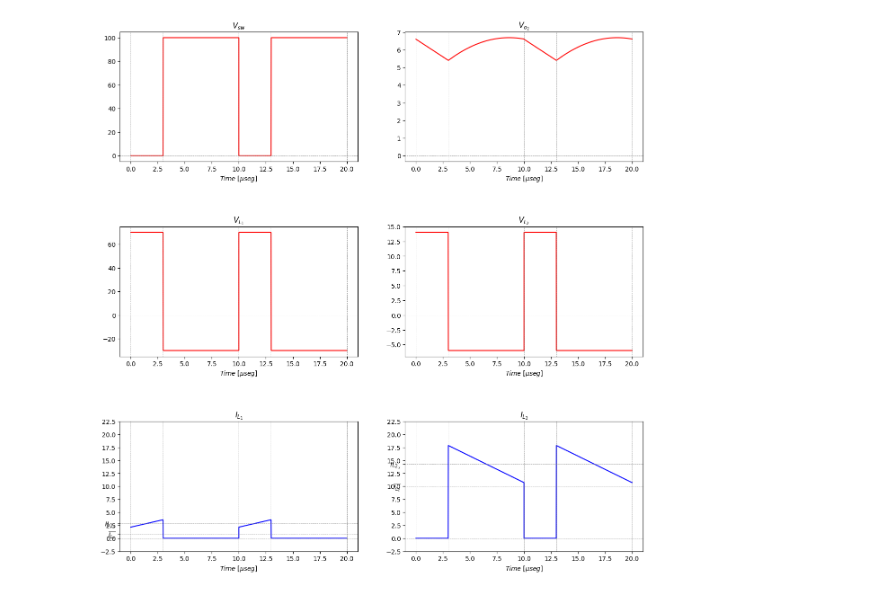
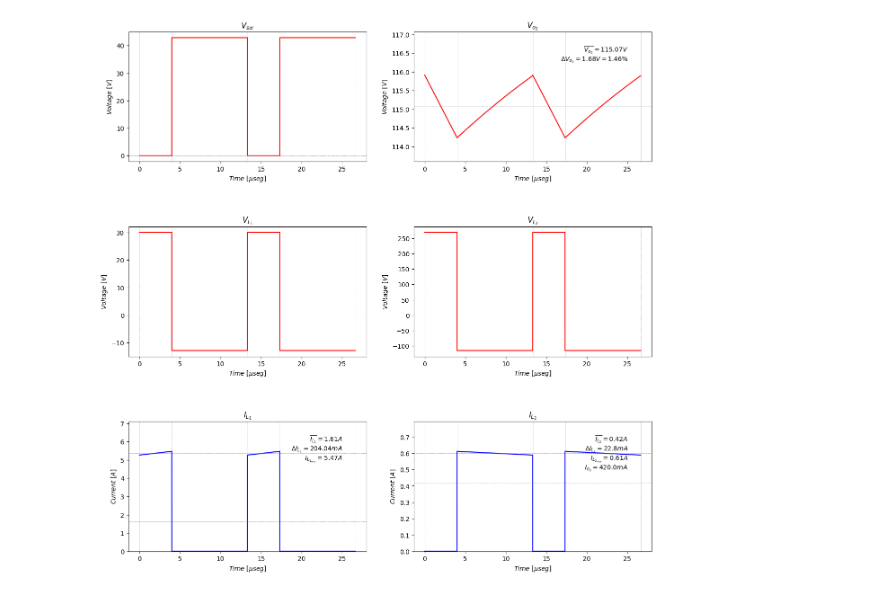
Before and after one commit to odevincenti/E4-TPF-G2, a Jupyter notebook: Scripts/Flyback_Simulator.ipynb, the cells around one changed output. Drawn from its saved outputs; the diff is of its cells as text; code cells hidden in the pictures.

```diff
--- a/Scripts/Flyback_Simulator.ipynb
+++ b/Scripts/Flyback_Simulator.ipynb
@@ -4,7 +4,7 @@ import matplotlib.pyplot as plt
 from scipy.integrate import cumtrapz
 
 
-def sim_flyback(Vd, D, Fs, Io2, Io3, L1, L2, L3, N1, N2, N3, C2, C3, graph):
+def sim_flyback(Vd, D, Fs, Io2, Io3, L1, L2, L3, N1, N2, N3, C2, C3, graph, save):
     Ts = 1/Fs
     Vo2 = Vd*(N2/N1)*D/(1-D)
     Vo3 = Vd*(N3/N1)*D/(1-D)       #Vo3 will be in DCM, maybe find expression in DCM?
@@ -46,7 +46,7 @@ def sim_flyback(Vd, D, Fs, Io2, Io3, L1, L2, L3, N1, N2, N3, C2, C3, graph):
     VL2_off = -Vo2
     VL2_time = np.concatenate((np.full(len(time_on), VL2_on), np.full(len(time_off), VL2_off)))
 
-    #MISSING VO2
+    #MISSING VO3
 
     IL1_on = IL1_x - Delta_IL1/2 + (Vd/L1)*(time_on)
     IL1_off = 0
@@ -57,7 +57,7 @@ def sim_flyback(Vd, D, Fs, Io2, Io3, L1, L2, L3, N1, N2, N3, C2, C3, graph):
     IL2_time = np.concatenate((np.full(len(time_on), IL2_on), IL2_off))
 
     Vo2_on = Vo2 + Delta_Vo2/2 - Delta_Vo2*time_on/(D*Ts)
-    Vo2_off = Vo2 - Delta_Vo2/2 + (1.46*(IL2_x + Delta_IL2/2 - Io2_mean)*(time_off-D*Ts) -(Vo2/L2)*(time_off-D*Ts)**2)/C2
+    Vo2_off = Vo2 - Delta_Vo2/2 + (1.05*(IL2_x + Delta_IL2/2 - Io2_mean)*(time_off-D*Ts) -(Vo2/L2)*(time_off-D*Ts)**2)/C2
     Vo2_time = np.concatenate((Vo2_on, Vo2_off))
 
     #Means
@@ -69,7 +69,12 @@ def sim_flyback(Vd, D, Fs, Io2, Io3, L1, L2, L3, N1, N2, N3, C2, C3, graph):
         N_periods = 2
         signals = [Vsw_time, Vo2_time, VL1_time, VL2_time, IL1_time, IL2_time]
         labels = ["$V_{sw}$", "$V_{o_2}$", "$V_{L_1}$", "$V_{L_2}$", "$I_{L_1}$", "$I_{L_2}$"]
-
+        anotations = ["",
+                      "$\overline{V_{o_2}} = $"+str(round(Vo2,2))+"$V$" + "\n" + "$\Delta V_{o_2} = $"+str(round(Delta_Vo2,2))+"$V = $"+str(round(Delta_Vo2*100/Vo2,2))+"$\%$",
+                       "",
+                       "",
+                       "$\overline{I_{L_1}} = $"+str(round(IL1_mean,2))+"$A$" + "\n" + "$\Delta I_{L_1} = $"+str(round(Delta_IL1*1000,2))+"$mA$" + "\n" + "$I_{L_{1_{max}}} = $"+str(round(max(IL1_time),2))+"$A$",
+                       "$\overline{I_{L_2}} = $"+str(round(IL2_mean,2))+"$A$" + "\n" + "$\Delta I_{L_2} = $"+str(round(Delta_IL2*1000,2))+"$mA$" + "\n" + "$I_{L_{2_{max}}} = $"+str(round(max(IL2_time),2))+"$A$" + "\n" + "$I_{o_2} = $"+str(round(Io2_mean*1000,2))+"$mA$"]
         #Two periods
         time = np.concatenate((time, time+Ts))
         time = time*1E6
@@ -83,64 +88,66 @@ def sim_flyback(Vd, D, Fs, Io2, Io3, L1, L2, L3, N1, N2, N3, C2, C3, graph):
             my_color = ''
             if labels[i][1] == 'V':
                 my_color = 'red'
+                ax.set_ylabel("$Voltage\ [V]$")
             else:
                 my_color ='blue'
+                ax.set_ylabel("$Current\ [A]$")
             ax.plot(time, signals[i], color = my_color)
             ax.set_title(labels[i] + "")
 
             ax.set_xlabel("$Time\ [\mu seg]$")
             ax.grid(False)
-            #Set the part we want to see
-            #ax.set_xlim(0, N_periods*Ts)
+
+            #Annotation
+            ax.annotate(anotations[i], xy=(0.9, 0.9), xycoords='axes fraction', fontsize=10, ha='right', va='top')
 
             #Show 0
             ax.axhline(y= 0, linestyle='--', linewidth = 0.5, color='grey')
             #Draw vertical lines at the points of switching
             ax.axvline(x=0, linestyle='--', linewidth = 0.5,color='grey')
             for j in range(int(N_periods)):
                 ax.axvline(x=(D*Ts + j*Ts)*1E6, linestyle='--', linewidth = 0.5,color='grey')
                 ax.axvline(x=(1 + j)*Ts*1E6, linestyle='--', linewidth = 0.5,color='grey')
 
 
             #Special lines:
-            if labels[i] == "$I_{L_1}$":
-                # Get the existing ticks
-                existing_ticks = ax.get_xticks()
-                existing_ticks_labels = ax.get_xticklabels()
+            if labels[i] == "$V_{o_2}$":
+                ax.set_ylim((max(Vo2_time)*0.98, max(Vo2_time)*1.01))
+                ax.axhline(y= Vo2, linestyle='--', linewidth = 0.5, color='grey')
+
+            elif labels[i] == "$I_{L_1}$":
+                ax.set_ylim((0, max(IL1_time)*1.3))
                 ax.axhline(y= IL1_mean, linestyle='--', linewidth = 0.5, color='grey')
                 ax.axhline(y= IL1_x, linestyle='--', linewidth = 0.5, color='grey')
-                ax.set_yticks(list(existing_ticks) + [IL1_mean, IL1_x])
-                ax.set_yticklabels(list(existing_ticks_labels) + ["$\overline{I_{L_1}}$", "$I{L_{1_x}}$"])
-                #ax.xticks(rotation=45, ha='right')
 
             elif labels[i] == "$I_{L_2}$":
-                # Get the existing ticks
-                existing_ticks = ax.get_xticks()
-                existing_ticks_labels = ax.get_xticklabels()
+                ax.set_ylim((0, max(IL2_time)*1.3))
                 ax.axhline(y= IL2_mean, linestyle='--', linewidth = 0.5, color='grey')
                 ax.axhline(y= IL2_x, linestyle='--', linewidth = 0.5, color='grey')
-                ax.set_yticks(list(existing_ticks) + [IL2_mean, IL2_x])
-                ax.set_yticklabels(list(existing_ticks_labels) + ["$\overline{I_{L_2}}$", "$I{L_{2_x}}$"])
-                #ax.xticks(rotation=45, ha='right')
-
+    # Save the figure to a PDF file
+    if save == True:
+        plt.savefig('Flyback_Interleave.pdf')
     return
 
-#SIM TEST: 1P-2021 - B
-Vd = 70
-Fs = 100E3
-Io2 = 10
-Io3 = 1E-3          #Small so as to not bother everything
+Vd = 30
+Fs = 75E3
 
-D = 0.3
-N1 = 60
-N2 = 12
-N3 = N2
-L1 = 147E-6
-L2 = L1*(N2/N1)**2
-L3 = L2
-C2 = 25E-6
+D = 0.30
+N1 = 20
+N2 = 179
+N3 = 28
+Al = 1470.27E-9
+L1 = Al*N1**2
+L2 = Al*N2**2
+L3 = Al*N3**2
+
+Io1 = 1.61
+Io2 = 0.42
+Io3 = 10E-3          #Small so as to not bother everything
+
+C2 = 1E-6
 C3 = C2
 
-sim_flyback(Vd, D, Fs, Io2, Io3, L1, L2, L3, N1, N2, N3, C2, C3, True)
+sim_flyback(Vd, D, Fs, Io2, Io3, L1, L2, L3, N1, N2, N3, C2, C3, True, True)
 # %% [output]
-[figure, old version]
+[figure, new version]
```
Also changed, not shown: 1 other file.
